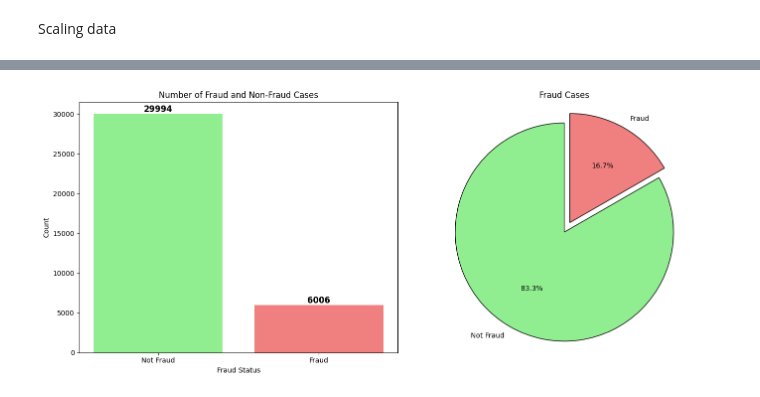
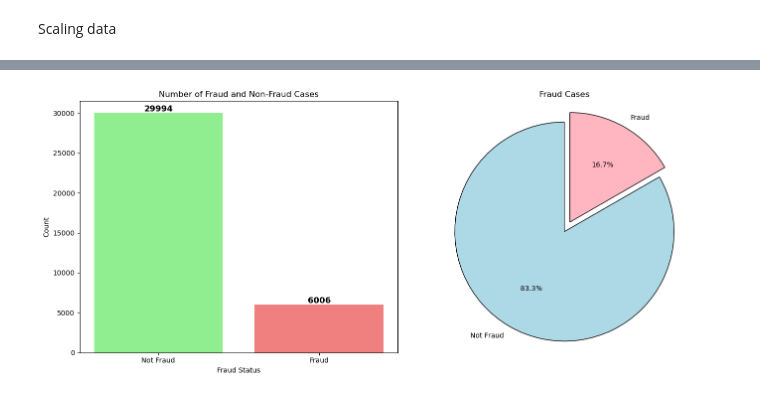
Before and after one commit to BeheraSas/Project--Payment-Risk-Shield, a Jupyter notebook: PRS.ipynb, the cells around one changed output, grey strips where cells are left out. Saved outputs shown, nothing was run; the diff lists cells and outputs as text; code cells hidden in the pictures.

```diff
--- a/PRS.ipynb
+++ b/PRS.ipynb
@@ -81,7 +104,7 @@ warnings.filterwarnings('ignore')
 # %% [markdown]
 Loading Dataset
 # %%
-data=pd.read_csv('/content/sample_data/payment.csv')
+data=pd.read_csv('/content/sample_data/payment.csv',parse_dates=['trans_date_trans_time',]) #file path needs to be modified
 data.head()
 # %% [output]
 |  | Unnamed: 0 | trans_date_trans_time | cc_num | merchant | category | amt | first | last | gender | ... |
@@ -224,0 +251,5 @@ plt.show()
+# %%
+data['hour'] = data.trans_date_trans_time.dt.hour
+data['hourEnc'] = 0
+data.loc[data.hour < 5,'hourEnc'] = 1
+data.loc[data.hour > 21,'hourEnc'] = 1
@@ -227,30 +322,30 @@ Scaling data
 # %%
 # Number of Fraud and Not-Fraud Cases
 # Count the number of fraud cases
 fraud_counts = data["is_fraud"].value_counts()
 fraud_labels = fraud_counts.index.tolist()
 fraud_values = fraud_counts.tolist()
 
 # Create a figure with one row and two columns for side-by-side plots
 fig, axes = plt.subplots(1, 2, figsize=(14, 6))
 
 # Plot the bar chart on the first subplot (axes[0])
 axes[0].bar(['Not Fraud', 'Fraud'], fraud_values, color=['lightgreen', 'lightcoral'])
 for i, v in enumerate(fraud_values):
     axes[0].text(i, v, str(v), ha='center', va='bottom', fontweight='bold', fontsize=12)
 
 axes[0].set_title('Number of Fraud and Non-Fraud Cases')
 axes[0].set_xlabel('Fraud Status')
 axes[0].set_ylabel('Count')
 
 # Create a pie chart on the second subplot (axes[1])
-axes[1].pie(fraud_values, labels=['Not Fraud', 'Fraud'], autopct='%1.1f%%', startangle=90,explode = (0.1,0), colors=['lightgreen', 'lightcoral'],
+axes[1].pie(fraud_values, labels=['Not Fraud', 'Fraud'], autopct='%1.1f%%', startangle=90,explode = (0.1,0), colors=['lightblue', 'lightpink'],
             wedgeprops={'edgecolor': 'black', 'linewidth': 1, 'antialiased': True})
 axes[1].set_title('Fraud Cases')
 axes[1].axis('equal')  # Equal aspect ratio ensures that pie is drawn as a circle.
 
 # Adjust the layout and display the plots
 plt.tight_layout()
 plt.show()
 # %% [output]
-[figure, old version]
+[figure, new version]
```
Also changed, not shown: parts of 21 cells of this notebook, 1 other file.
